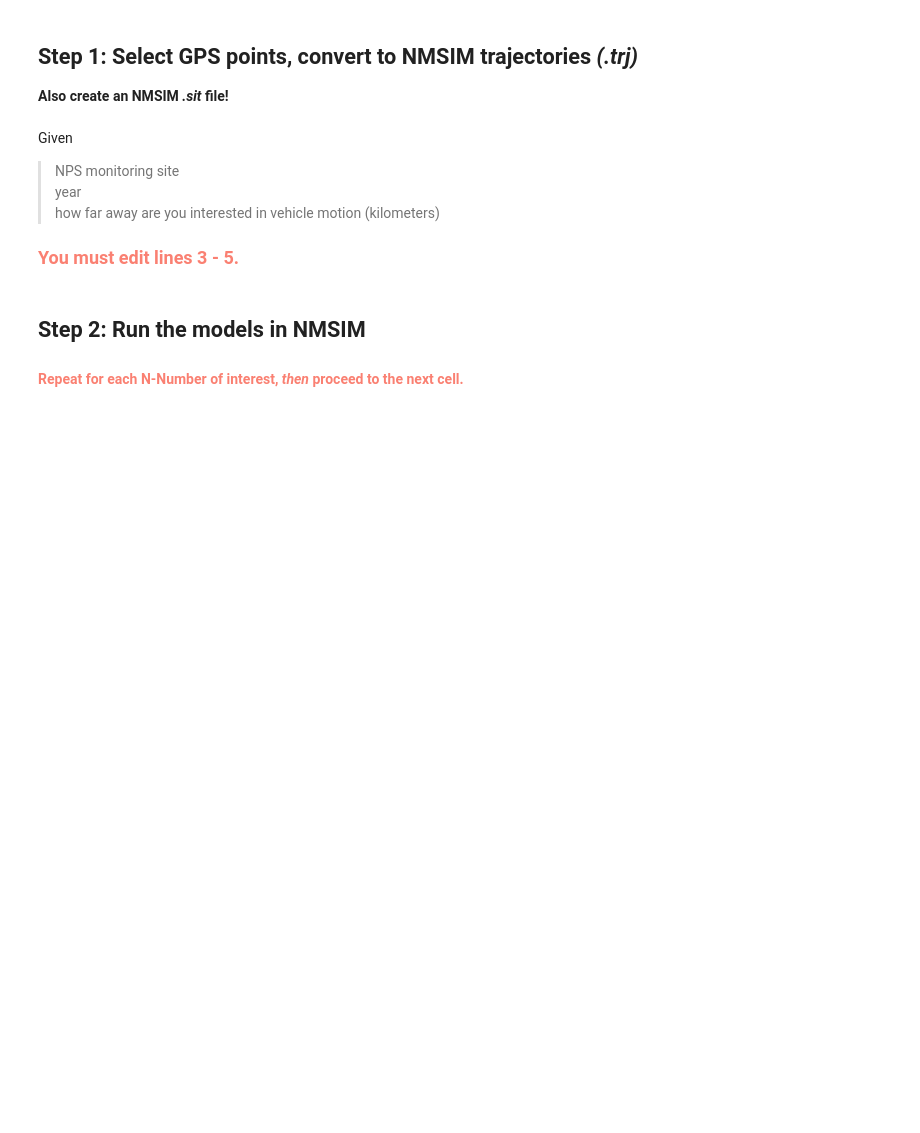
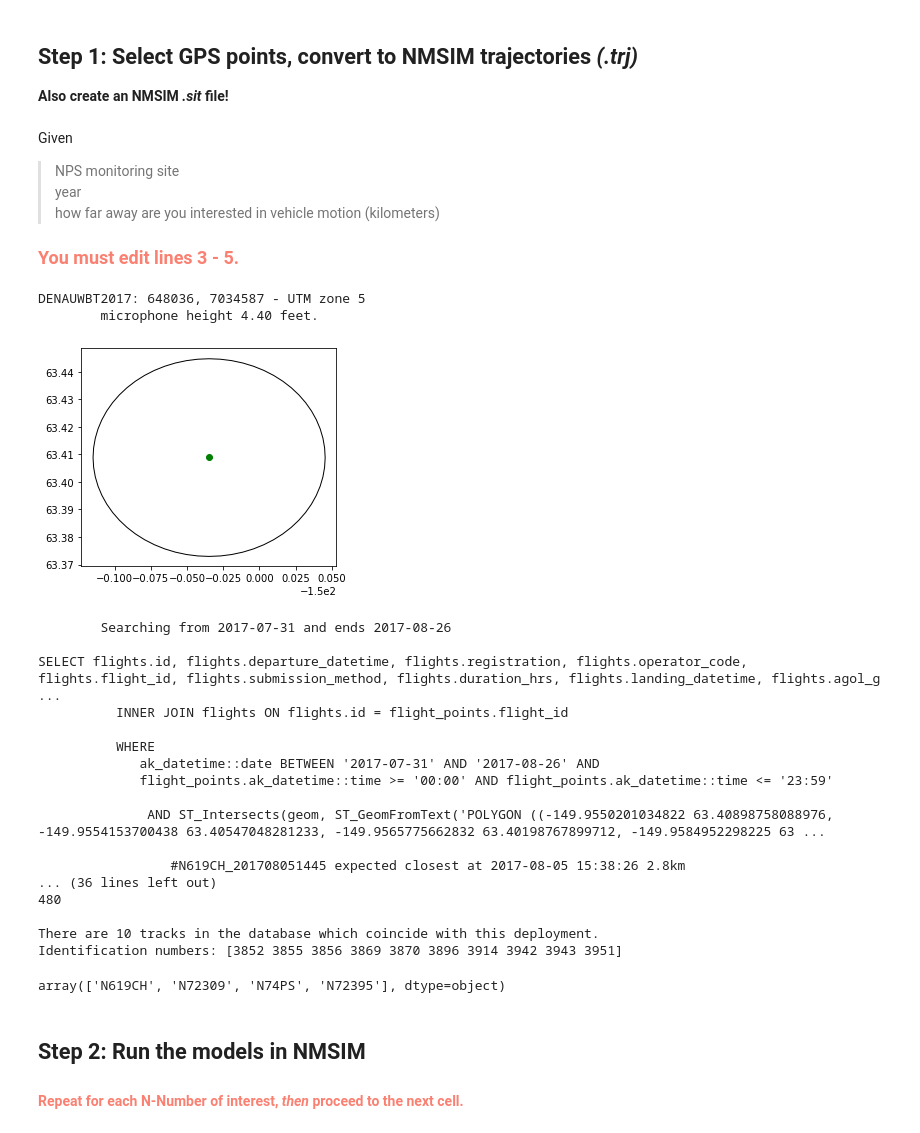
Before and after one commit to dbetchkal/NMSIM-Python, a Jupyter notebook: DENA Overflights Database GPS to NMSIM workflow.ipynb, the cells around one changed output. Saved outputs shown, nothing was run; the diff lists cells and outputs as text; code cells hidden in the pictures; blank space fills up the shorter version.

```diff
--- a/DENA Overflights Database GPS to NMSIM workflow.ipynb
+++ b/DENA Overflights Database GPS to NMSIM workflow.ipynb
@@ -24,23 +24,45 @@ Given
 # %%
 # =============  EDIT  =====================================================
 #   DEFINE THE PROJECT DIRECTORY and YEAR
-project_dir = r"J:\Sound\NMSIm_Projects\DENAUWBT"
+project_dir = r"D:\Sound\NMSIm_Projects\DENAUWBT"
 year = 2017
-how_far_away = 5 # km
+how_far_away = 4 # km
 # ==========================================================================
 
 # extract the site name from the project directory path
 site = project_dir[-4:]
 
 # create a table of all the flights
 tracks = tracks_within(archive, site, year,
                        search_within_km = how_far_away,
                        aircraft_specs=False,
                        NMSIM_proj_dir = project_dir,
                        decouple=False)
 
 # which N-Numbers were observed on this record?
 tracks.registration.unique()
+# %% [output]
+DENAUWBT2017: 648036, 7034587 - UTM zone 5
+        microphone height 4.40 feet.
+[figure, added]
+        Searching from 2017-07-31 and ends 2017-08-26
+
+SELECT flights.id, flights.departure_datetime, flights.registration, flights.operator_code, flights.flight_id, flights.submission_method, flights.duration_hrs, flights.landing_datetime, flights.agol_g ...
+          INNER JOIN flights ON flights.id = flight_points.flight_id
+
+          WHERE
+             ak_datetime::date BETWEEN '2017-07-31' AND '2017-08-26' AND
+             flight_points.ak_datetime::time >= '00:00' AND flight_points.ak_datetime::time <= '23:59'
+
+              AND ST_Intersects(geom, ST_GeomFromText('POLYGON ((-149.9550201034822 63.40898758088976, -149.9554153700438 63.40547048281233, -149.9565775662832 63.40198767899712, -149.9584952298225 63 ...
+
+                 #N619CH_201708051445 expected closest at 2017-08-05 15:38:26 2.8km
+... (36 lines left out)
+480
+
+There are 10 tracks in the database which coincide with this deployment.
+Identification numbers: [3852 3855 3856 3869 3870 3896 3914 3942 3943 3951]
+array(['N619CH', 'N72309', 'N74PS', 'N72395'], dtype=object)
 # %% [markdown]
 ## Step 2: Run the models in NMSIM
 #### <font color=salmon>Repeat for each N-Number of interest, *then* proceed to the next cell.</font>
```
Also changed, not shown: parts of 2 cells of this notebook, 18 other files.
